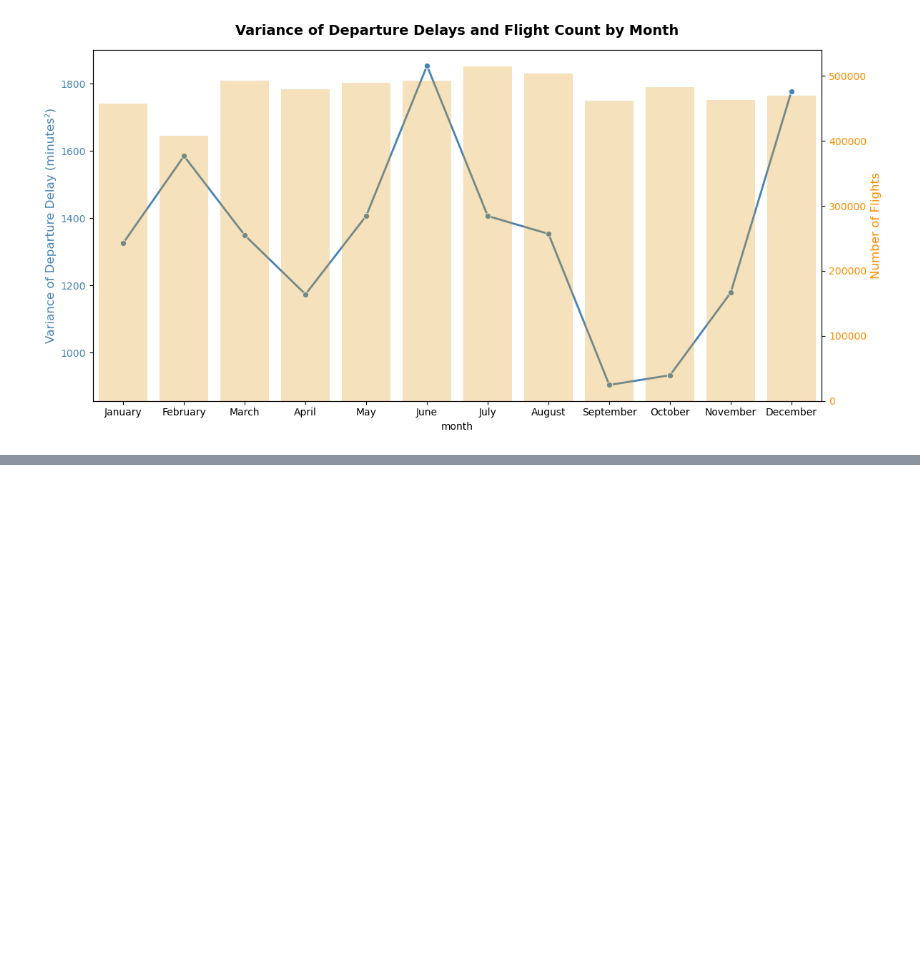
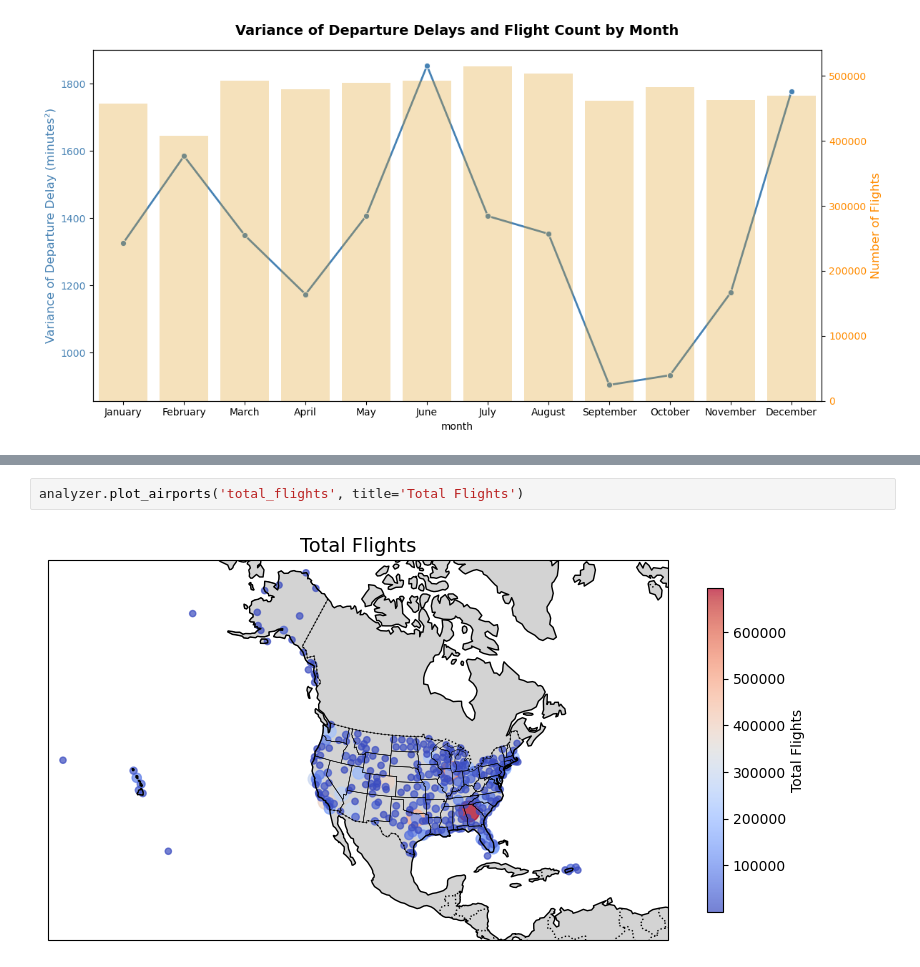
Before and after one commit to GuilhermeDellatin/fiap-machine-learning-tech-challenge-3, a Jupyter notebook: flight-analysis.ipynb, the cells around one changed output, grey strips where cells are left out. Drawn from its saved outputs; the diff is of its cells as text; blank space fills up the shorter version.

```diff
--- a/flight-analysis.ipynb
+++ b/flight-analysis.ipynb
@@ -282,0 +312,4 @@ plt.show()
+# %%
+analyzer.plot_airports('total_flights', title='Total Flights')
+# %% [output]
+[figure, added]
```
Also changed, not shown: parts of 12 cells of this notebook, 1 other file.
